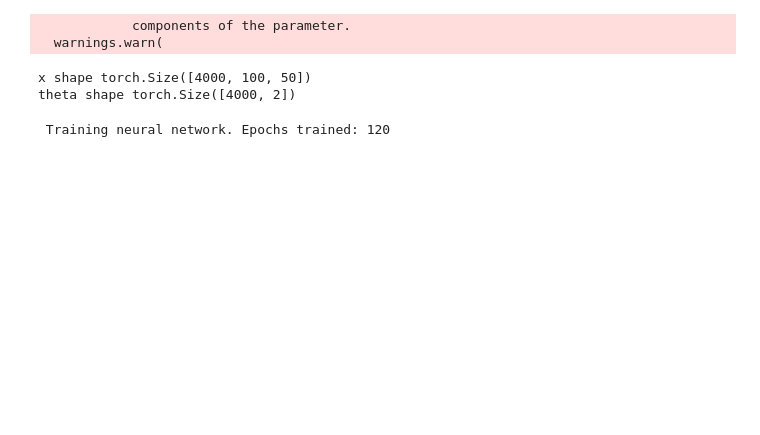
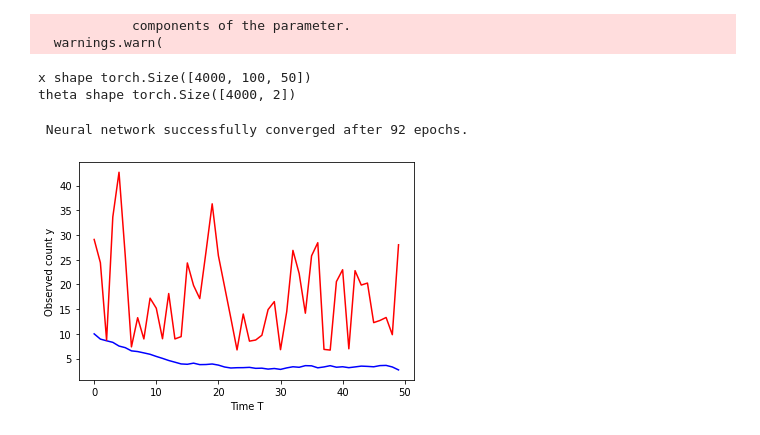
Before and after one commit to huangdaolang/robust-sbi, a Jupyter notebook: OUP-NPE.ipynb, the cells around one changed output. Drawn from its saved outputs; the diff is of its cells as text; code cells hidden in the pictures; blank space fills up the shorter version.

```diff
--- a/OUP-NPE.ipynb
+++ b/OUP-NPE.ipynb
@@ -125,5 +118,5 @@ posterior_normal = inference_normal.build_posterior(density_estimator_normal)hid
 # %%
-sum_net_normal = OUPSummary(input_size=1, hidden_dim=32).to(device)
+sum_net_normal = OUPSummary(input_size=1, hidden_dim=64).to(device)
 
 neural_posterior_normal = posterior_nn(
     model="maf",
@@ -131,8 +124,8 @@ neural_posterior_normal = posterior_nn(
     hidden_features=20,
     num_transforms=3)
 
-inference_normal = SNPE(prior=prior, density_estimator=neural_posterior_normal, device="cuda:0")
+inference_normal = SNPE(prior=prior, density_estimator=neural_posterior_normal, device="cpu")
 density_estimator_normal = inference_normal.append_simulations(theta, x.unsqueeze(1)).train(corrupt_data_training="none")
 posterior_normal = inference_normal.build_posterior(density_estimator_normal)
 # %% [output]
- Training neural network. Epochs trained: 120
+ Neural network successfully converged after 92 epochs.
@@ -138,0 +140,21 @@ posterior_normal = inference_normal.build_posterior(density_estimator_normal)
+# %%
+def magnitude_sigma(obs, var=15):
+    obs_cont = torch.clone(obs).to(obs.device)
+
+    obs_cont += torch.abs(torch.randn(100, 50).to(obs.device) * var)
+
+    # obs_cont = torch.tensor(obs_cont)
+    return obs_cont
+# %%
+theta_gt = torch.tensor([0.5, 1])
+
+obs = oup(theta_gt).to(device)
+obs_cont = magnitude_sigma(obs, var=20)
+
+plt.plot(range(50), obs[2], color="blue")
+plt.plot(range(50), obs_cont[2], color="red")
+plt.xlabel("Time T")
+plt.ylabel("Observed count y")
+plt.show()
+# %% [output]
+[figure, added]
```
Also changed, not shown: parts of 9 cells of this notebook, 8 other files.
